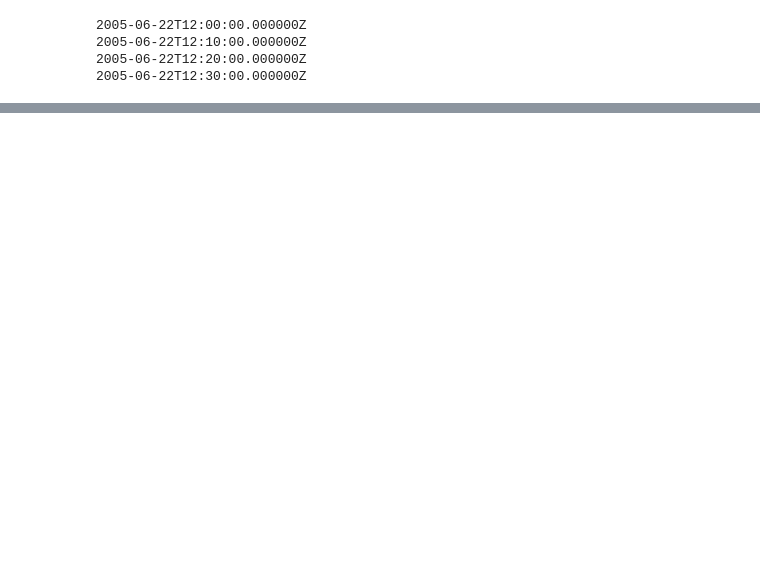
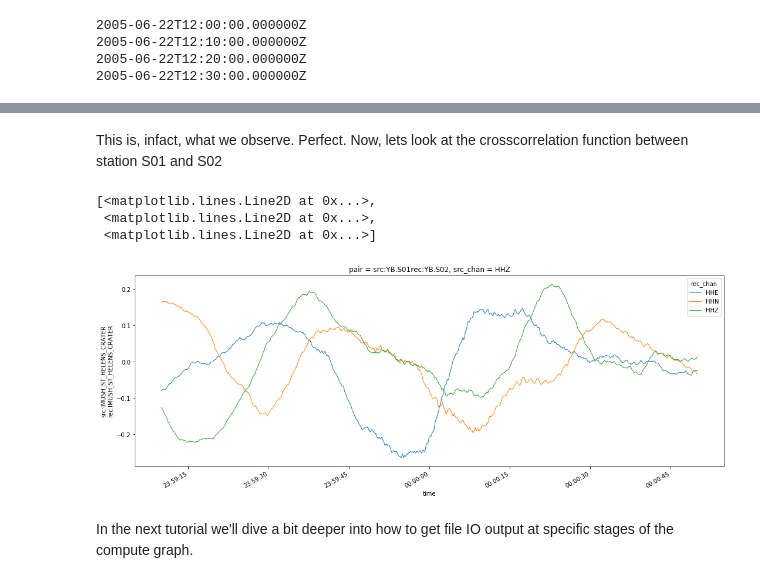
Before and after one commit to uofuseismo/anxcor, a Jupyter notebook: example_notebooks/anxcor_usage/Anxcor_Usage_Part_I.ipynb, the cells around one changed output, grey strips where cells are left out. Saved outputs shown, nothing was run; the diff lists cells and outputs as text; code cells hidden in the pictures; blank space fills up the shorter version.

Commit message:
updated usage tutorial part 1

```diff
--- a/example_notebooks/anxcor_usage/Anxcor_Usage_Part_I.ipynb
+++ b/example_notebooks/anxcor_usage/Anxcor_Usage_Part_I.ipynb
@@ -277,0 +280,11 @@ array.loc[dict(pair='src:YB.S01rec:YB.S01',src_chan='HHN')].plot.line(x='time',a
+# %% [markdown]
+This is, infact, what we observe. Perfect. Now, lets look at the crosscorrelation function between station S01 and S02
+# %%
+array.loc[dict(pair='src:YB.S01rec:YB.S02',src_chan='HHZ')].plot.line(x='time',aspect=3, size=6,linewidth=1)
+# %% [output]
+[<matplotlib.lines.Line2D at 0x...>,
+ <matplotlib.lines.Line2D at 0x...>,
+ <matplotlib.lines.Line2D at 0x...>]
+[figure, added]
+# %% [markdown]
+In the next tutorial we'll dive a bit deeper into how to get file IO output at specific stages of the compute graph.
```
Also changed, not shown: parts of 8 cells of this notebook.
